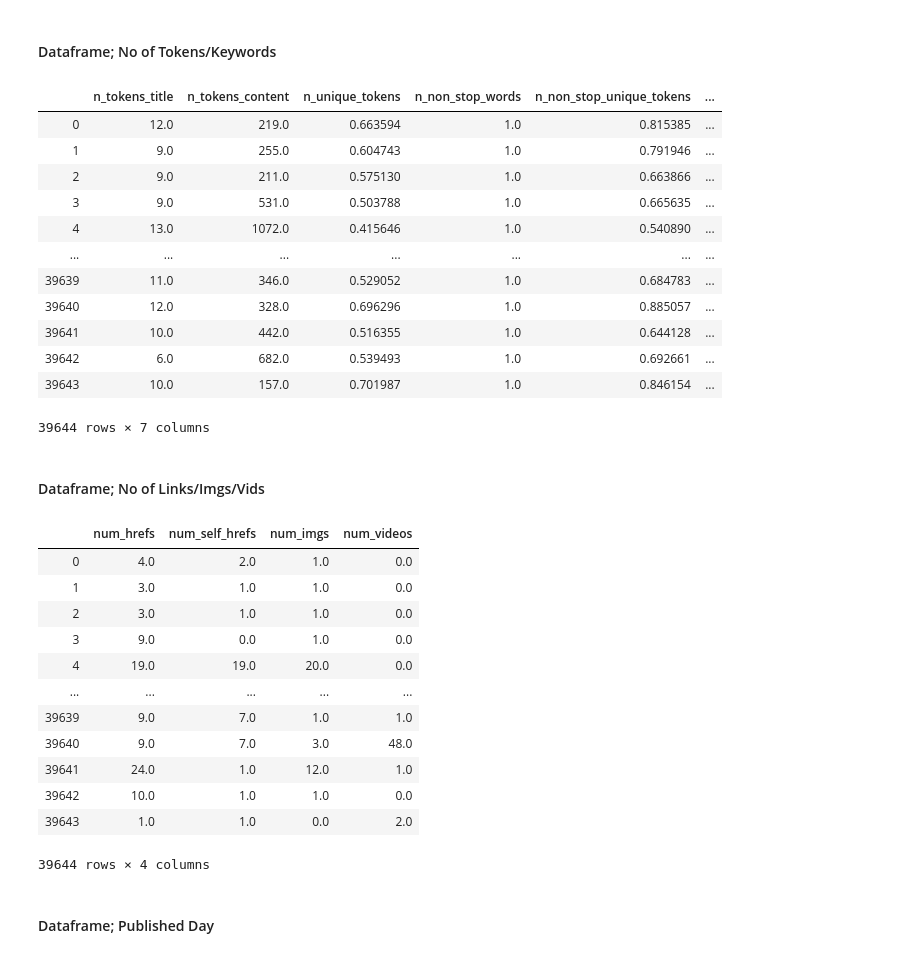
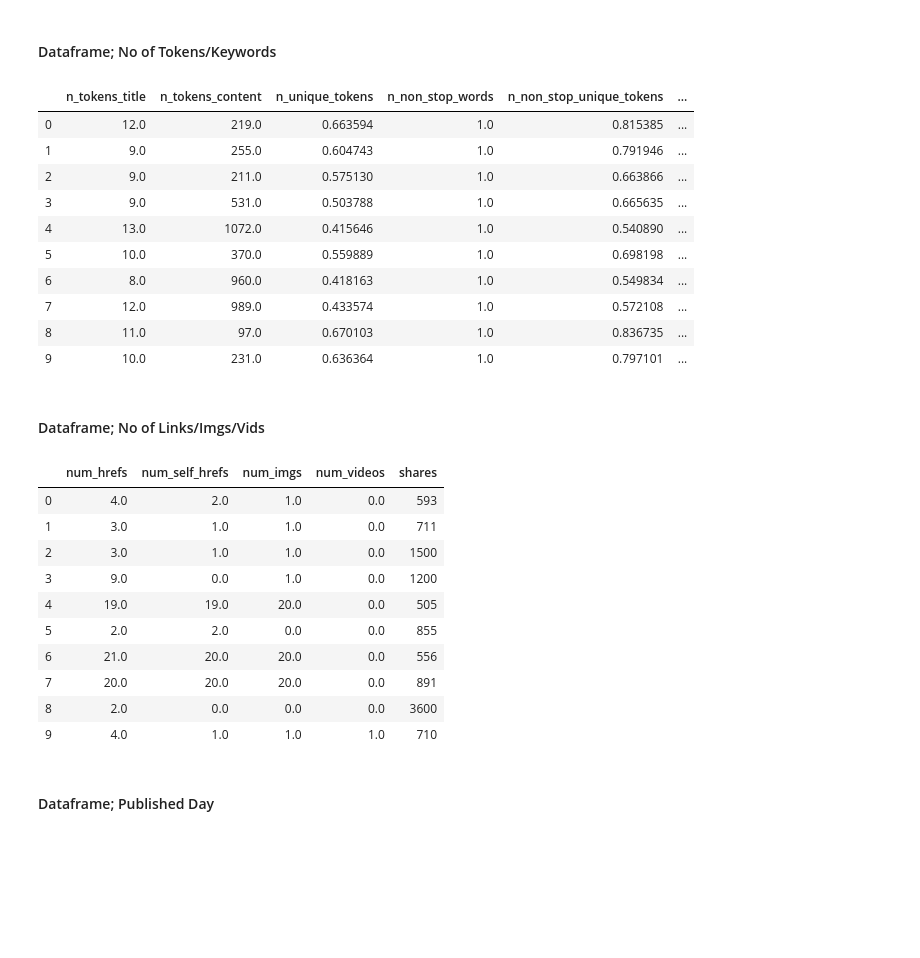
Before and after one commit to akshaynayanravi/news_popularity_online, a Jupyter notebook: news_popularity_online_prediction.ipynb, the cells around one changed output. Saved outputs shown, nothing was run; the diff lists cells and outputs as text; code cells hidden in the pictures; blank space fills up the shorter version.

Commit message:
Updated Data Exploration Section

```diff
--- a/news_popularity_online_prediction.ipynb
+++ b/news_popularity_online_prediction.ipynb
@@ -204,7 +208,8 @@ data_raw[[' data_channel_is_lifestyle', ' data_channel_is_entertainment', ' data
 # %% [markdown]
 #### Dataframe; No of Tokens/Keywords
 # %%
-data_raw[[' n_tokens_title', ' n_tokens_content', ' n_unique_tokens', ' n_non_stop_words', ' n_non_stop_unique_tokens', ' average_token_length', ' num_keywords']]
+data_raw[[' n_tokens_title', ' n_tokens_content', ' n_unique_tokens', ' n_non_stop_words',
+          ' n_non_stop_unique_tokens', ' average_token_length', ' num_keywords', ' shares']].head(10)
 # %% [output]
 |  | n_tokens_title | n_tokens_content | n_unique_tokens | n_non_stop_words | n_non_stop_unique_tokens | ... |
 | 0 | 12.0 | 219.0 | 0.663594 | 1.0 | 0.815385 | ... |
@@ -212,31 +217,27 @@ data_raw[[' n_tokens_title', ' n_tokens_content', ' n_unique_tokens', ' n_non_st
 | 2 | 9.0 | 211.0 | 0.575130 | 1.0 | 0.663866 | ... |
 | 3 | 9.0 | 531.0 | 0.503788 | 1.0 | 0.665635 | ... |
 | 4 | 13.0 | 1072.0 | 0.415646 | 1.0 | 0.540890 | ... |
-| ... | ... | ... | ... | ... | ... | ... |
-| 39639 | 11.0 | 346.0 | 0.529052 | 1.0 | 0.684783 | ... |
-| 39640 | 12.0 | 328.0 | 0.696296 | 1.0 | 0.885057 | ... |
-| 39641 | 10.0 | 442.0 | 0.516355 | 1.0 | 0.644128 | ... |
-| 39642 | 6.0 | 682.0 | 0.539493 | 1.0 | 0.692661 | ... |
-| 39643 | 10.0 | 157.0 | 0.701987 | 1.0 | 0.846154 | ... |
+| 5 | 10.0 | 370.0 | 0.559889 | 1.0 | 0.698198 | ... |
+| 6 | 8.0 | 960.0 | 0.418163 | 1.0 | 0.549834 | ... |
+| 7 | 12.0 | 989.0 | 0.433574 | 1.0 | 0.572108 | ... |
+| 8 | 11.0 | 97.0 | 0.670103 | 1.0 | 0.836735 | ... |
+| 9 | 10.0 | 231.0 | 0.636364 | 1.0 | 0.797101 | ... |
-39644 rows × 7 columns
 # %% [markdown]
 #### Dataframe; No of Links/Imgs/Vids
 # %%
-data_raw[[' num_hrefs', ' num_self_hrefs', ' num_imgs', ' num_videos']]
+data_raw[[' num_hrefs', ' num_self_hrefs', ' num_imgs', ' num_videos', ' shares']].head(10)
 # %% [output]
-|  | num_hrefs | num_self_hrefs | num_imgs | num_videos |
-| 0 | 4.0 | 2.0 | 1.0 | 0.0 |
-| 1 | 3.0 | 1.0 | 1.0 | 0.0 |
-| 2 | 3.0 | 1.0 | 1.0 | 0.0 |
-| 3 | 9.0 | 0.0 | 1.0 | 0.0 |
-| 4 | 19.0 | 19.0 | 20.0 | 0.0 |
-| ... | ... | ... | ... | ... |
-| 39639 | 9.0 | 7.0 | 1.0 | 1.0 |
-| 39640 | 9.0 | 7.0 | 3.0 | 48.0 |
-| 39641 | 24.0 | 1.0 | 12.0 | 1.0 |
-| 39642 | 10.0 | 1.0 | 1.0 | 0.0 |
-| 39643 | 1.0 | 1.0 | 0.0 | 2.0 |
+|  | num_hrefs | num_self_hrefs | num_imgs | num_videos | shares |
+| 0 | 4.0 | 2.0 | 1.0 | 0.0 | 593 |
+| 1 | 3.0 | 1.0 | 1.0 | 0.0 | 711 |
+| 2 | 3.0 | 1.0 | 1.0 | 0.0 | 1500 |
+| 3 | 9.0 | 0.0 | 1.0 | 0.0 | 1200 |
+| 4 | 19.0 | 19.0 | 20.0 | 0.0 | 505 |
+| 5 | 2.0 | 2.0 | 0.0 | 0.0 | 855 |
+| 6 | 21.0 | 20.0 | 20.0 | 0.0 | 556 |
+| 7 | 20.0 | 20.0 | 20.0 | 0.0 | 891 |
+| 8 | 2.0 | 0.0 | 0.0 | 0.0 | 3600 |
+| 9 | 4.0 | 1.0 | 1.0 | 1.0 | 710 |
-39644 rows × 4 columns
 # %% [markdown]
 #### Dataframe; Published Day
 # %%
```
Also changed, not shown: parts of 11 cells of this notebook.
